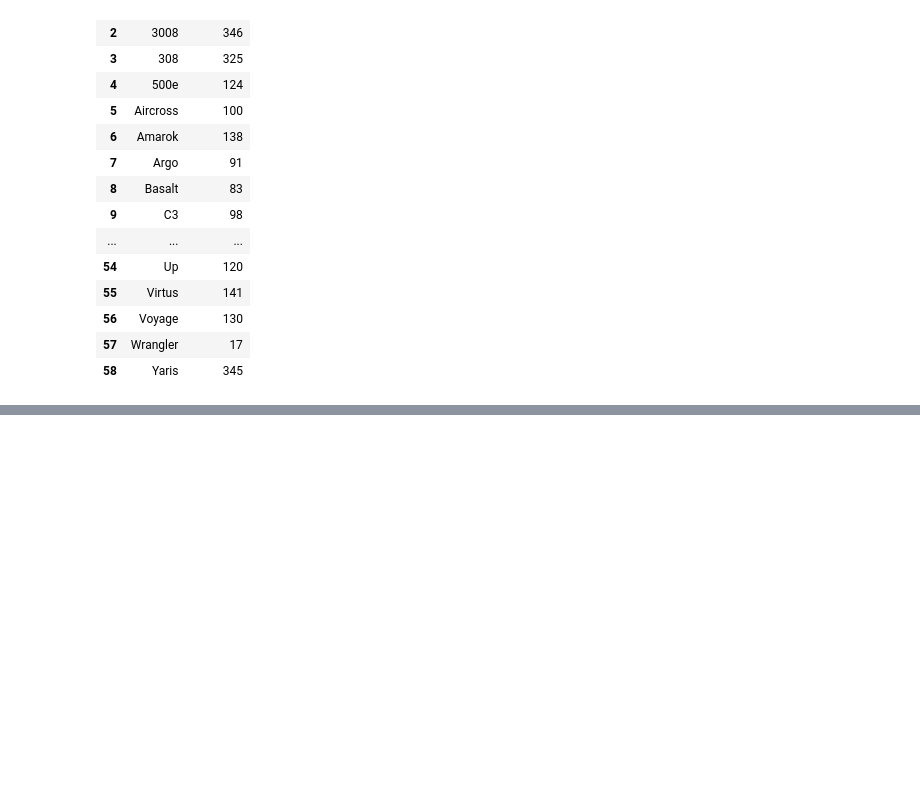
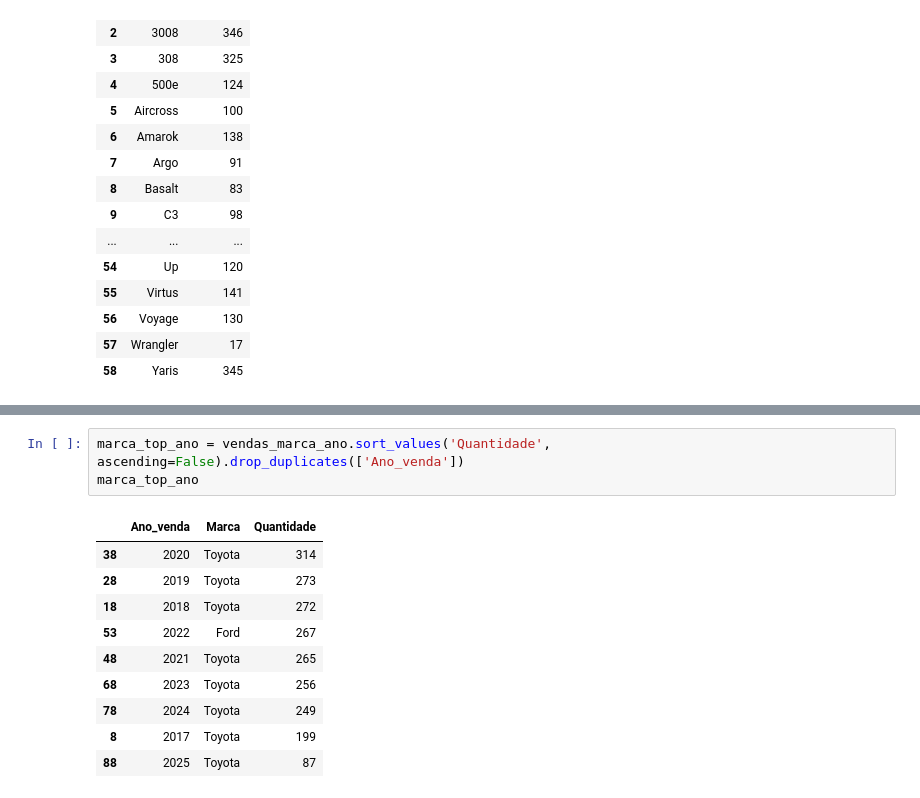
Before and after one commit to cfernandesrj/Projeto-Analise-Carros---AULA-11-07, a Jupyter notebook: Analise venda carros.ipynb, the cells around one changed output, grey strips where cells are left out. Drawn from its saved outputs; the diff is of its cells as text; blank space fills up the shorter version.

```diff
--- a/Analise venda carros.ipynb
+++ b/Analise venda carros.ipynb
@@ -71,0 +92,14 @@ df_ano
+# %%
+marca_top_ano = vendas_marca_ano.sort_values('Quantidade', ascending=False).drop_duplicates(['Ano_venda'])
+marca_top_ano
+# %% [output]
+|  | Ano_venda | Marca | Quantidade |
+| 38 | 2020 | Toyota | 314 |
+| 28 | 2019 | Toyota | 273 |
+| 18 | 2018 | Toyota | 272 |
+| 53 | 2022 | Ford | 267 |
+| 48 | 2021 | Toyota | 265 |
+| 68 | 2023 | Toyota | 256 |
+| 78 | 2024 | Toyota | 249 |
+| 8 | 2017 | Toyota | 199 |
+| 88 | 2025 | Toyota | 87 |
```
Also changed, not shown: parts of 4 cells of this notebook.
